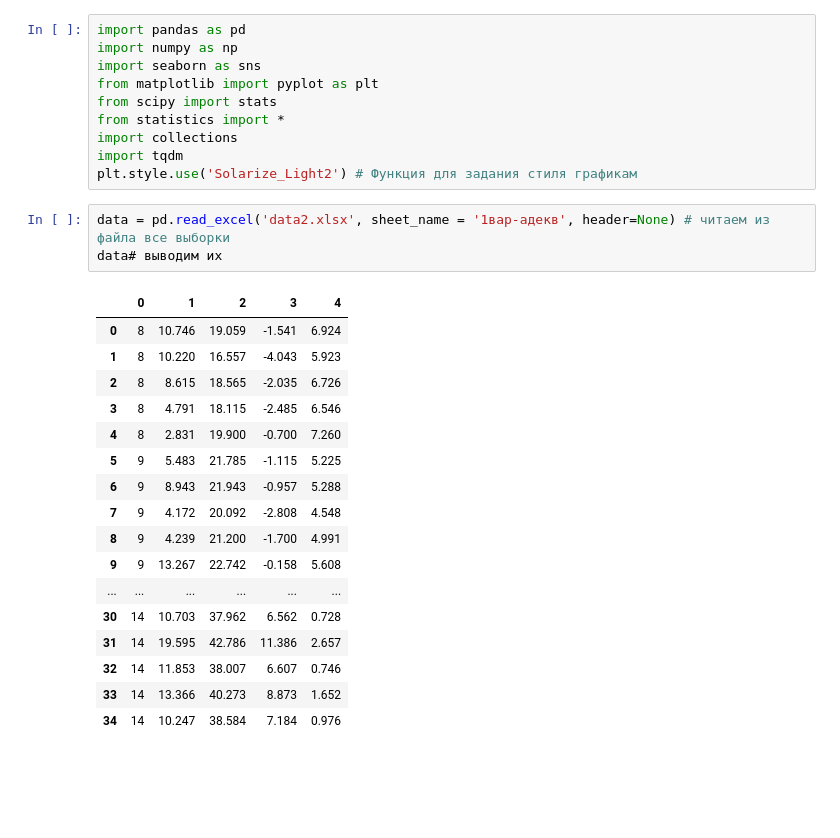
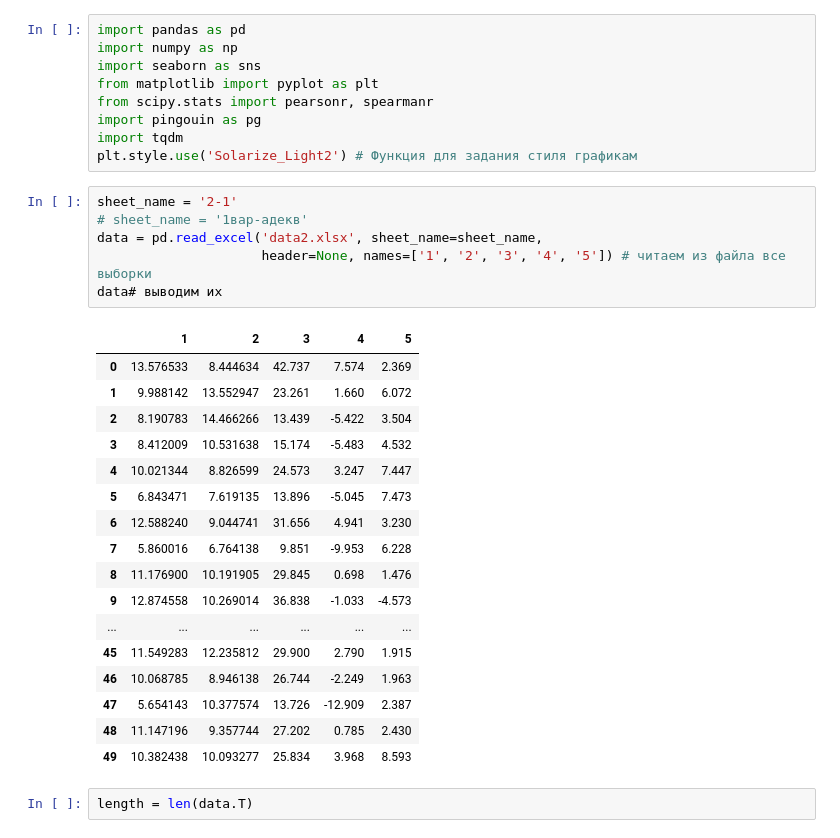
Before and after one commit to WhyNotKo/Statistical-information-processing-methods, a Jupyter notebook: lab3.ipynb, the cells around one changed output. Saved outputs shown, nothing was run; the diff lists cells and outputs as text; blank space fills up the shorter version.

```diff
--- a/lab3.ipynb
+++ b/lab3.ipynb
@@ -3,29 +3,33 @@ import pandas as pd
 import numpy as np
 import seaborn as sns
 from matplotlib import pyplot as plt
-from scipy import stats
-from statistics import *
-import collections
+from scipy.stats import pearsonr, spearmanr
+import pingouin as pg
 import tqdm
 plt.style.use('Solarize_Light2') # Функция для задания стиля графикам
 # %%
-data = pd.read_excel('data2.xlsx', sheet_name = '1вар-адекв', header=None) # читаем из файла все выборки
+sheet_name = '2-1'
+# sheet_name = '1вар-адекв'
+data = pd.read_excel('data2.xlsx', sheet_name=sheet_name,
+                     header=None, names=['1', '2', '3', '4', '5']) # читаем из файла все выборки
 data# выводим их
 # %% [output]
-|  | 0 | 1 | 2 | 3 | 4 |
-| 0 | 8 | 10.746 | 19.059 | -1.541 | 6.924 |
-| 1 | 8 | 10.220 | 16.557 | -4.043 | 5.923 |
-| 2 | 8 | 8.615 | 18.565 | -2.035 | 6.726 |
-| 3 | 8 | 4.791 | 18.115 | -2.485 | 6.546 |
-| 4 | 8 | 2.831 | 19.900 | -0.700 | 7.260 |
-| 5 | 9 | 5.483 | 21.785 | -1.115 | 5.225 |
-| 6 | 9 | 8.943 | 21.943 | -0.957 | 5.288 |
-| 7 | 9 | 4.172 | 20.092 | -2.808 | 4.548 |
-| 8 | 9 | 4.239 | 21.200 | -1.700 | 4.991 |
-| 9 | 9 | 13.267 | 22.742 | -0.158 | 5.608 |
+|  | 1 | 2 | 3 | 4 | 5 |
+| 0 | 13.576533 | 8.444634 | 42.737 | 7.574 | 2.369 |
+| 1 | 9.988142 | 13.552947 | 23.261 | 1.660 | 6.072 |
+| 2 | 8.190783 | 14.466266 | 13.439 | -5.422 | 3.504 |
+| 3 | 8.412009 | 10.531638 | 15.174 | -5.483 | 4.532 |
+| 4 | 10.021344 | 8.826599 | 24.573 | 3.247 | 7.447 |
+| 5 | 6.843471 | 7.619135 | 13.896 | -5.045 | 7.473 |
+| 6 | 12.588240 | 9.044741 | 31.656 | 4.941 | 3.230 |
+| 7 | 5.860016 | 6.764138 | 9.851 | -9.953 | 6.228 |
+| 8 | 11.176900 | 10.191905 | 29.845 | 0.698 | 1.476 |
+| 9 | 12.874558 | 10.269014 | 36.838 | -1.033 | -4.573 |
 | ... | ... | ... | ... | ... | ... |
-| 30 | 14 | 10.703 | 37.962 | 6.562 | 0.728 |
-| 31 | 14 | 19.595 | 42.786 | 11.386 | 2.657 |
-| 32 | 14 | 11.853 | 38.007 | 6.607 | 0.746 |
-| 33 | 14 | 13.366 | 40.273 | 8.873 | 1.652 |
-| 34 | 14 | 10.247 | 38.584 | 7.184 | 0.976 |
+| 45 | 11.549283 | 12.235812 | 29.900 | 2.790 | 1.915 |
+| 46 | 10.068785 | 8.946138 | 26.744 | -2.249 | 1.963 |
+| 47 | 5.654143 | 10.377574 | 13.726 | -12.909 | 2.387 |
+| 48 | 11.147196 | 9.357744 | 27.202 | 0.785 | 2.430 |
+| 49 | 10.382438 | 10.093277 | 25.834 | 3.968 | 8.593 |
+# %%
+length = len(data.T)
```
Also changed, not shown: parts of 9 cells of this notebook.
